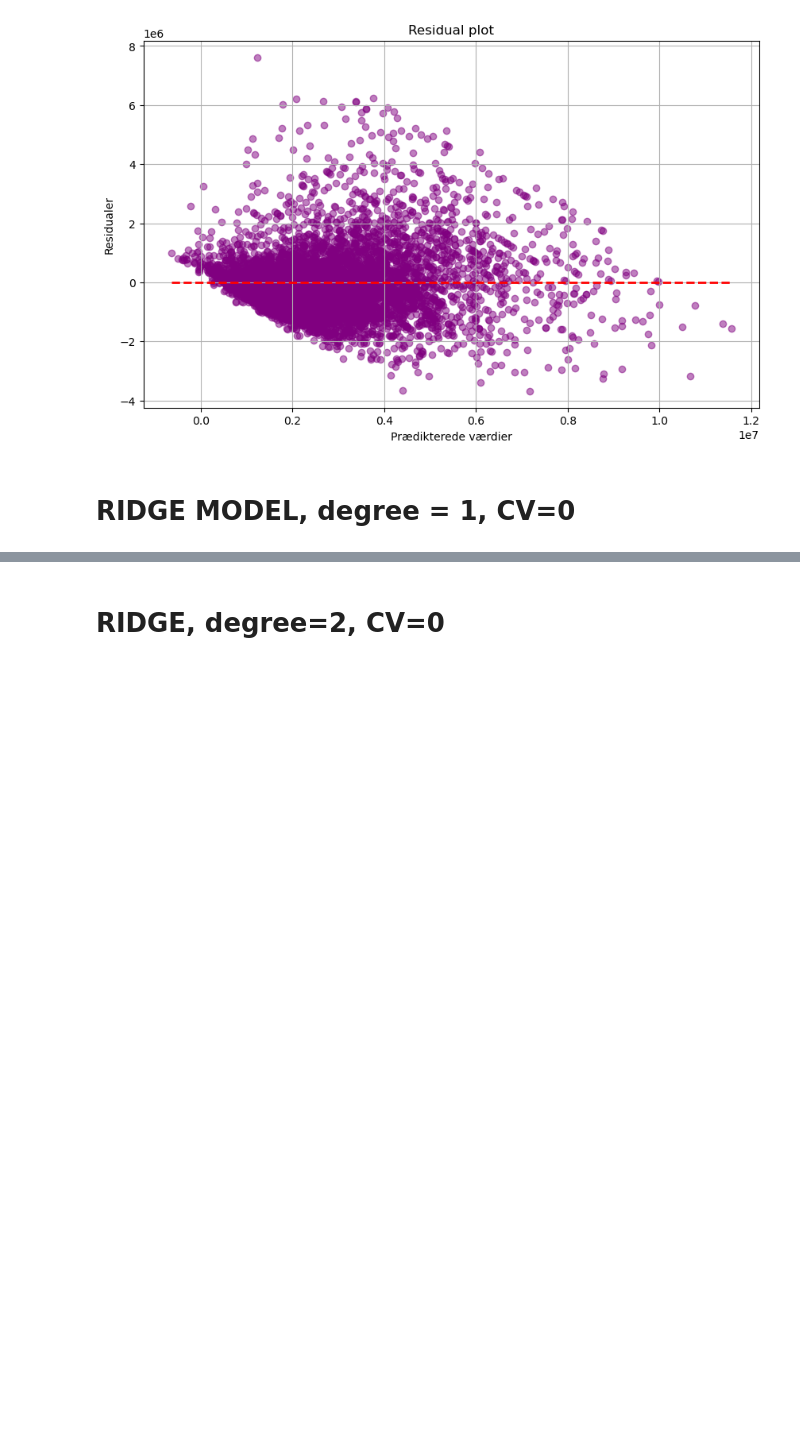
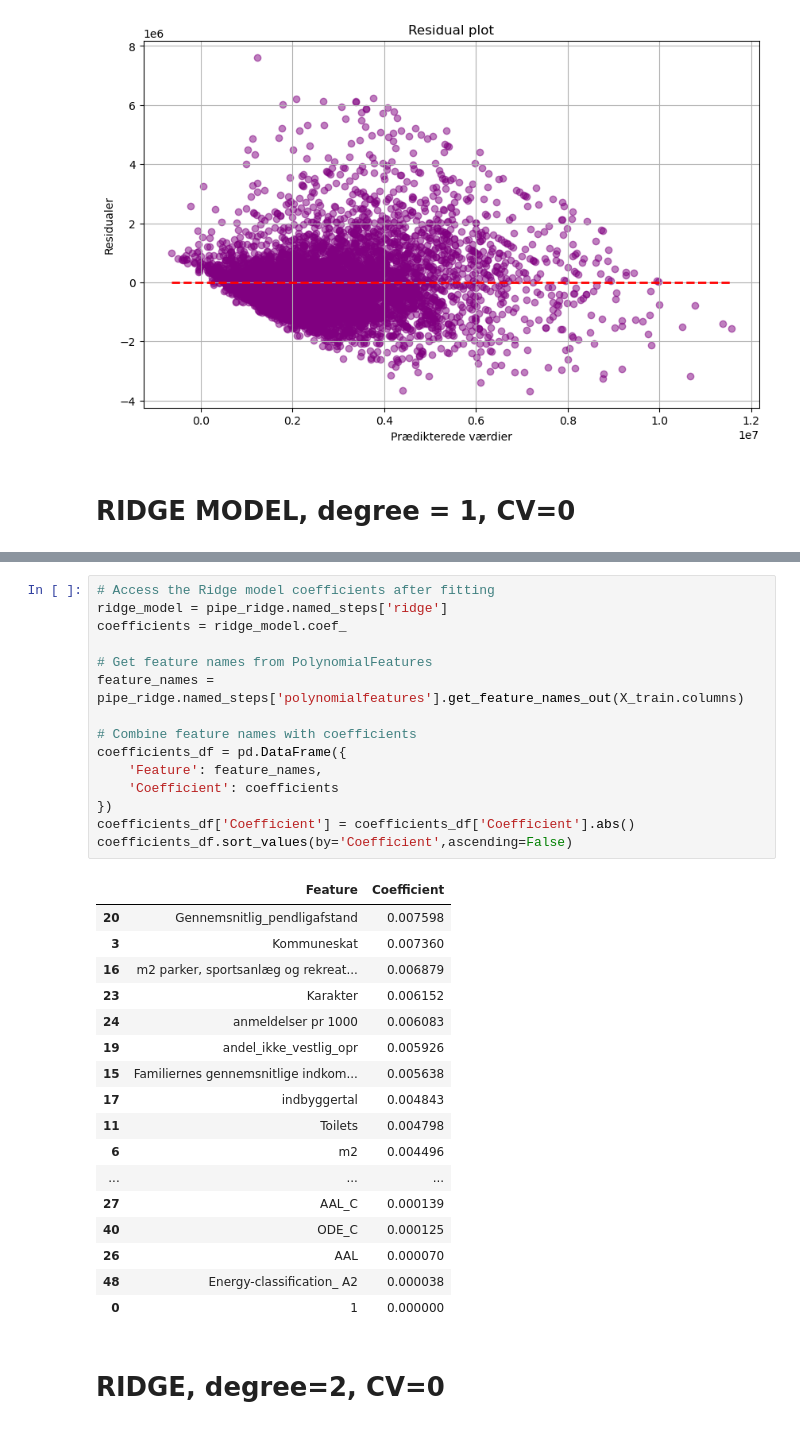
Before and after one commit to matliras/Sommerskole7, a Jupyter notebook: Eksamensprojekt/ML/OLS.ipynb, the cells around one changed output, grey strips where cells are left out. Drawn from its saved outputs; the diff is of its cells as text; blank space fills up the shorter version.

```diff
--- a/Eksamensprojekt/ML/OLS.ipynb
+++ b/Eksamensprojekt/ML/OLS.ipynb
@@ -484,2 +486,35 @@ Ridge_R2_de1 -0.0005736083474661147
+# %%
+# Access the Ridge model coefficients after fitting
+ridge_model = pipe_ridge.named_steps['ridge']
+coefficients = ridge_model.coef_
+
+# Get feature names from PolynomialFeatures
+feature_names = pipe_ridge.named_steps['polynomialfeatures'].get_feature_names_out(X_train.columns)
+
+# Combine feature names with coefficients
+coefficients_df = pd.DataFrame({
+    'Feature': feature_names,
+    'Coefficient': coefficients
+})
+coefficients_df['Coefficient'] = coefficients_df['Coefficient'].abs()
+coefficients_df.sort_values(by='Coefficient',ascending=False)
+# %% [output]
+|  | Feature | Coefficient |
+| 20 | Gennemsnitlig_pendligafstand | 0.007598 |
+| 3 | Kommuneskat | 0.007360 |
+| 16 | m2 parker, sportsanlæg og rekreat... | 0.006879 |
+| 23 | Karakter | 0.006152 |
+| 24 | anmeldelser pr 1000 | 0.006083 |
+| 19 | andel_ikke_vestlig_opr | 0.005926 |
+| 15 | Familiernes gennemsnitlige indkom... | 0.005638 |
+| 17 | indbyggertal | 0.004843 |
+| 11 | Toilets | 0.004798 |
+| 6 | m2 | 0.004496 |
+| ... | ... | ... |
+| 27 | AAL_C | 0.000139 |
+| 40 | ODE_C | 0.000125 |
+| 26 | AAL | 0.000070 |
+| 48 | Energy-classification_ A2 | 0.000038 |
+| 0 | 1 | 0.000000 |
 # %% [markdown]
 # RIDGE, degree=2, CV=0
```
Also changed, not shown: parts of 7 cells of this notebook.
